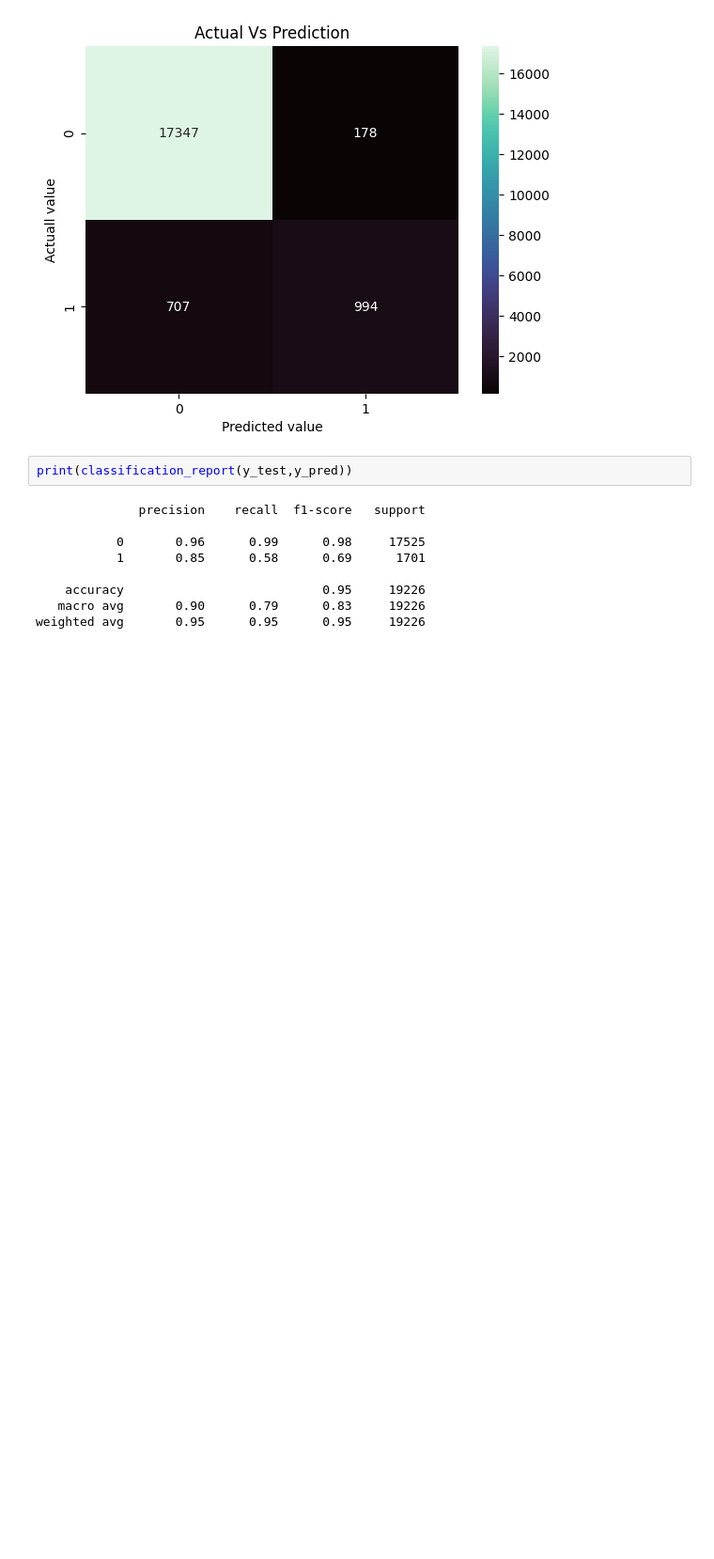
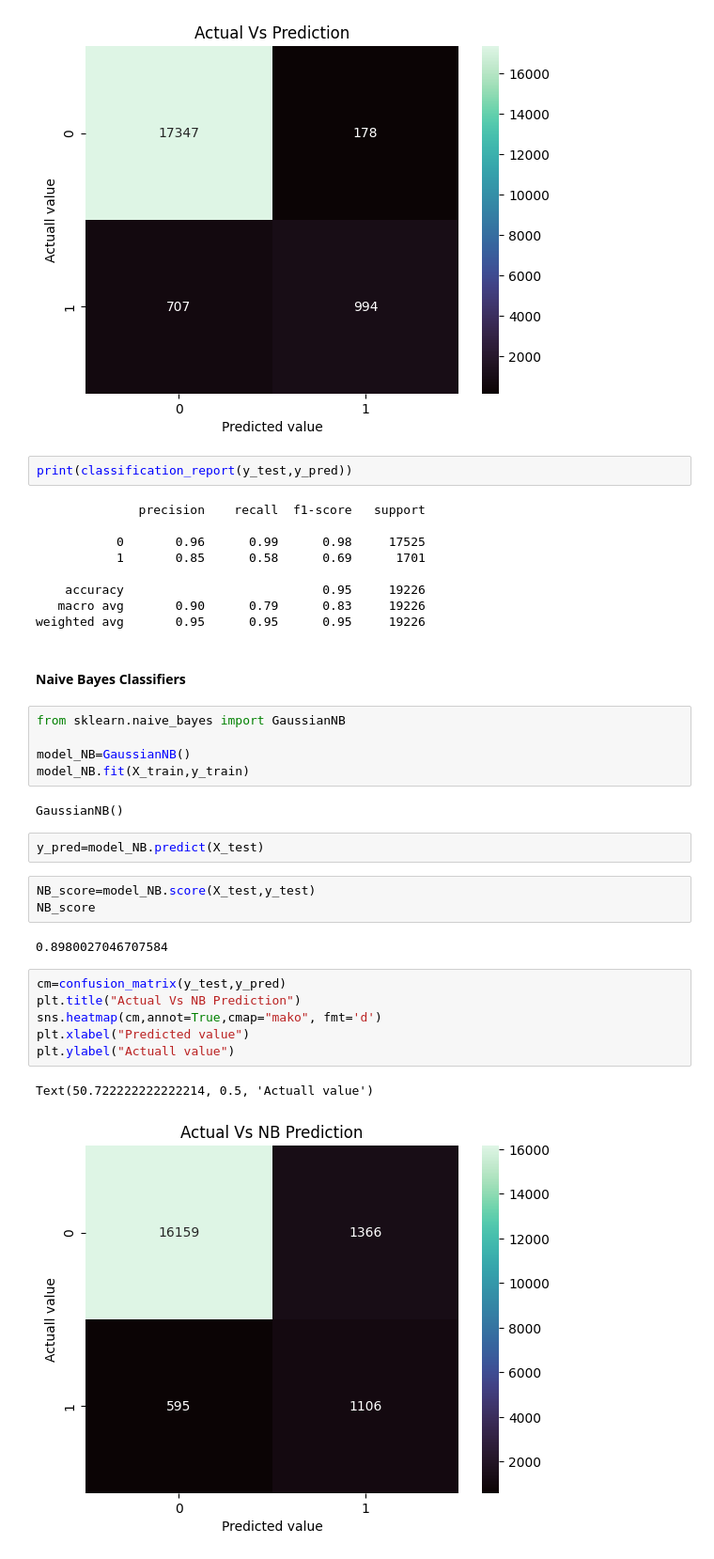
Before and after one commit to Maddox24425/Summer-Project, a Jupyter notebook: Project.ipynb, the cells around one changed output. Shown at 94% size. Saved outputs shown, nothing was run; the diff lists cells and outputs as text; blank space fills up the shorter version.

```diff
--- a/Project.ipynb
+++ b/Project.ipynb
@@ -445,3 +446,28 @@ print(classification_report(y_test,y_pred))
     accuracy                           0.95     19226
    macro avg       0.90      0.79      0.83     19226
 weighted avg       0.95      0.95      0.95     19226
+# %% [markdown]
+#### Naive Bayes Classifiers
+# %%
+from sklearn.naive_bayes import GaussianNB
+
+model_NB=GaussianNB()
+model_NB.fit(X_train,y_train)
+# %% [output]
+GaussianNB()
+# %%
+y_pred=model_NB.predict(X_test)
+# %%
+NB_score=model_NB.score(X_test,y_test)
+NB_score
+# %% [output]
+0.8980027046707584
+# %%
+cm=confusion_matrix(y_test,y_pred)
+plt.title("Actual Vs NB Prediction")
+sns.heatmap(cm,annot=True,cmap="mako", fmt='d')
+plt.xlabel("Predicted value")
+plt.ylabel("Actuall value")
+# %% [output]
+Text(50.722222222222214, 0.5, 'Actuall value')
+[figure, added]
```
Also changed, not shown: parts of 45 cells of this notebook, 1 other file.
